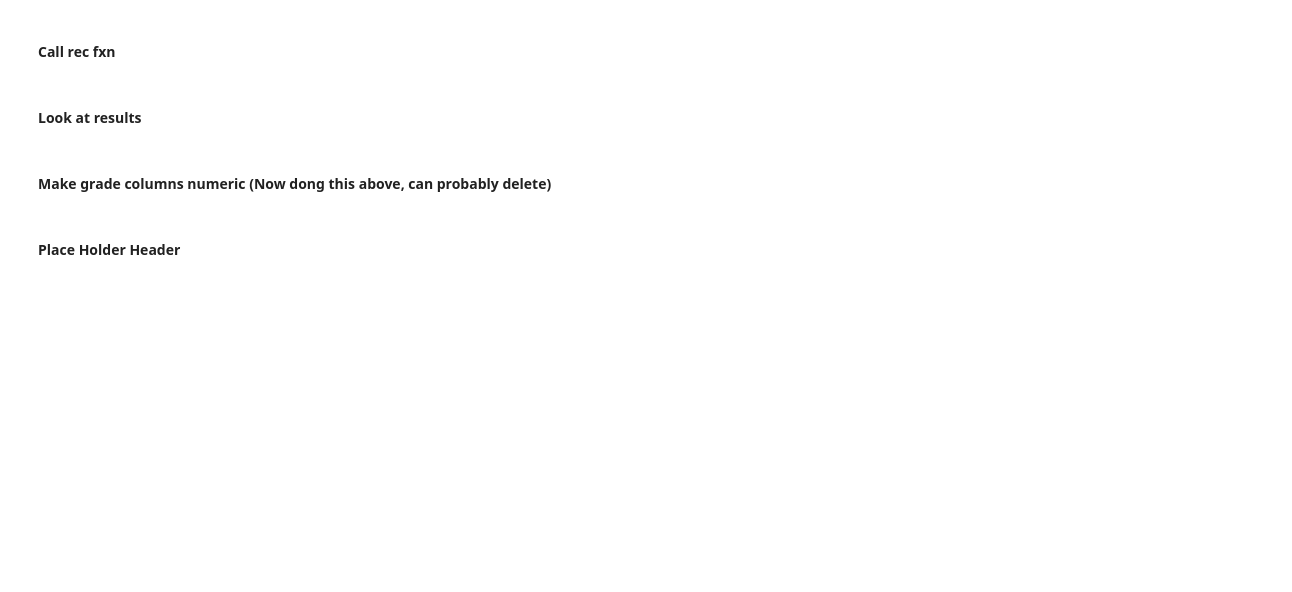
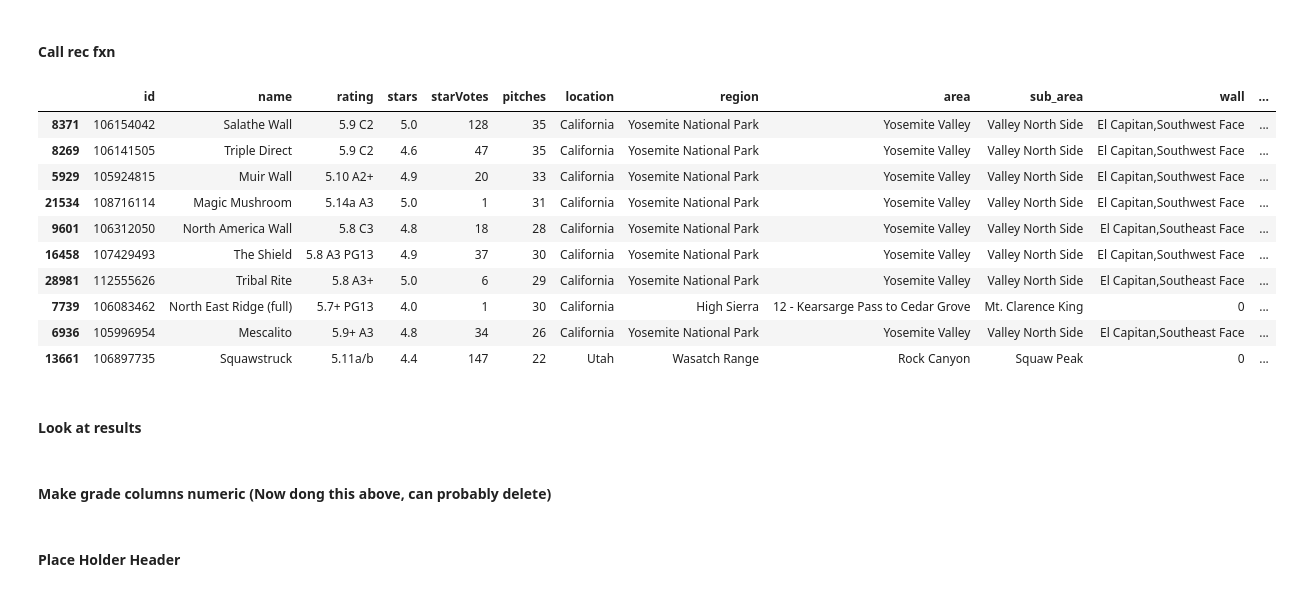
Before and after one commit to gseemann/climb_recommender, a Jupyter notebook: models.ipynb, the cells around one changed output. Drawn from its saved outputs; the diff is of its cells as text; code cells hidden in the pictures; blank space fills up the shorter version.

```diff
--- a/models.ipynb
+++ b/models.ipynb
@@ -485,27 +424,49 @@ df.iloc[15213]
 # %%
-def get_recommendations(title, similarity_metric):
+def get_recommendations(ids, kernel_type):
+
     # Get the index of the climb that matches the title
-    idx = indices[title]
+    idx = indices[ids]
 
-    # Get the pairwsie similarity scores of all climbs with that climb
-    sim_scores = list(enumerate(similarity_metric[idx]))
+    #value to store scores and indicies
+    score_matrix = np.ndarray(shape=(len(df),2), dtype=float)
+
+    #go through the target climb vs all onthers in our db and populate score mtx with index and similarity
+    for i in range(df.shape[0]):
+        score = kernel_type(features_scaled[idx].reshape(1,-1),features_scaled[i].reshape(1,-1))
+        score_matrix[i][0] = i         ##the index comparison corresponding to the score
+        score_matrix[i][1] = score     ##the score for the current index
 
     # Sort the climbs based on the similarity scores
-    sim_scores = sorted(sim_scores, key=lambda x: x[1], reverse=True)
+    score_matrix = sorted(score_matrix, key=lambda x: x[1], reverse=True)
+    # score_matrix
 
-    # Get the scores of the 10 most similar climbs
-    sim_scores = sim_scores[1:11]
+    # # Get the scores of the 10 most similar climbs
+    score_matrix = score_matrix[1:11]
 
-    # Get the climb indices
-    climb_indices = [i[0] for i in sim_scores]
+    # # Get the climb indices
+    climb_indices = [i[0] for i in score_matrix]
 
     # Return the top 10 most similar movies
-    return df['id'].iloc[climb_indices]
+    rec= df['id'].iloc[climb_indices]
+
+    return df.loc[rec.index,:]
 # %% [markdown]
 #### Call rec fxn
 # %%
-rec=pd.DataFrame(get_recommendations(105793305, kernel_lin))
+rec=get_recommendations(105793305, linear_kernel)
 # %%
-rec.index
+rec
+# %% [output]
+|  | id | name | rating | stars | starVotes | pitches | location | region | area | sub_area | wall | ... |
+| 8371 | 106154042 | Salathe Wall | 5.9 C2 | 5.0 | 128 | 35 | California | Yosemite National Park | Yosemite Valley | Valley North Side | El Capitan,Southwest Face | ... |
+| 8269 | 106141505 | Triple Direct | 5.9 C2 | 4.6 | 47 | 35 | California | Yosemite National Park | Yosemite Valley | Valley North Side | El Capitan,Southwest Face | ... |
+| 5929 | 105924815 | Muir Wall | 5.10 A2+ | 4.9 | 20 | 33 | California | Yosemite National Park | Yosemite Valley | Valley North Side | El Capitan,Southwest Face | ... |
+| 21534 | 108716114 | Magic Mushroom | 5.14a A3 | 5.0 | 1 | 31 | California | Yosemite National Park | Yosemite Valley | Valley North Side | El Capitan,Southwest Face | ... |
+| 9601 | 106312050 | North America Wall | 5.8 C3 | 4.8 | 18 | 28 | California | Yosemite National Park | Yosemite Valley | Valley North Side | El Capitan,Southeast Face | ... |
+| 16458 | 107429493 | The Shield | 5.8 A3 PG13 | 4.9 | 37 | 30 | California | Yosemite National Park | Yosemite Valley | Valley North Side | El Capitan,Southwest Face | ... |
+| 28981 | 112555626 | Tribal Rite | 5.8 A3+ | 5.0 | 6 | 29 | California | Yosemite National Park | Yosemite Valley | Valley North Side | El Capitan,Southeast Face | ... |
+| 7739 | 106083462 | North East Ridge (full) | 5.7+ PG13 | 4.0 | 1 | 30 | California | High Sierra | 12 - Kearsarge Pass to Cedar Grove | Mt. Clarence King | 0 | ... |
+| 6936 | 105996954 | Mescalito | 5.9+ A3 | 4.8 | 34 | 26 | California | Yosemite National Park | Yosemite Valley | Valley North Side | El Capitan,Southeast Face | ... |
+| 13661 | 106897735 | Squawstruck | 5.11a/b | 4.4 | 147 | 22 | Utah | Wasatch Range | Rock Canyon | Squaw Peak | 0 | ... |
 # %% [markdown]
 #### Look at results
```
Also changed, not shown: parts of 43 cells of this notebook.
